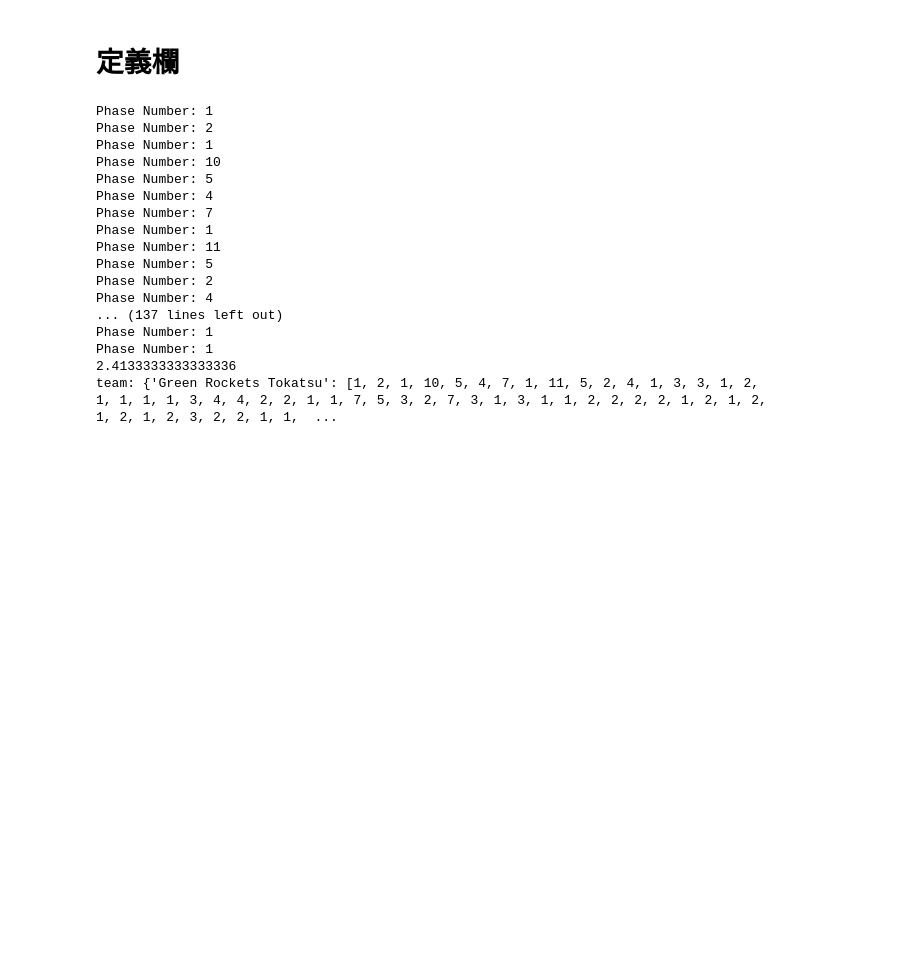
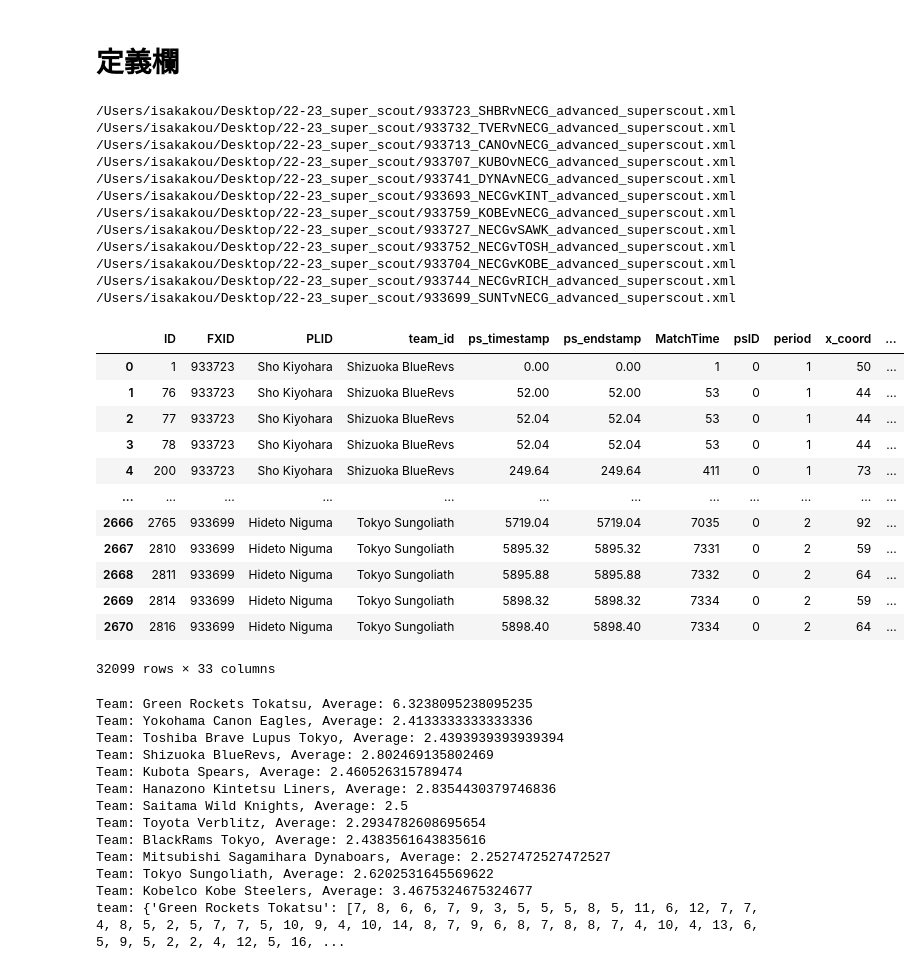
Before and after one commit to Kou-ISK/RugbyHub_Reader, a Jupyter notebook: for_advanced_superscout.ipynb, the cells around one changed output. Drawn from its saved outputs; the diff is of its cells as text; code cells hidden in the pictures; blank space fills up the shorter version.

```diff
--- a/for_advanced_superscout.ipynb
+++ b/for_advanced_superscout.ipynb
@@ -529,13 +543,17 @@ def plot_boundary(model, X, Y, target, xlabel,ylabel):
 FILEPATH = '/Users/isakakou/Desktop/22-23_super_scout/933713_CANOvNECG_advanced_superscout.xml'
 TEAMNAME = 'Green Rockets Tokatsu'
 # パスで指定したファイルの一覧をリスト形式で取得.
-directory = glob.glob('/Users/isakakou/Desktop/22-23_super_scout/*CANO*.xml')
+directory = glob.glob('/Users/isakakou/Desktop/22-23_super_scout/*NECG*.xml')
 
-# df = read_all(directory)
+df = read_all(directory)
+display(df)
 # summarize_competition(directory)
-df = read_xml(FILEPATH)
-team_list = ["Green Rockets Tokatsu", "Yokohama Canon Eagles"]
-count_average_phases(df, team_list)
+# df = read_xml(FILEPATH)
+team_list = ["Green Rockets Tokatsu", "Yokohama Canon Eagles","Toshiba Brave Lupus Tokyo","Shizuoka BlueRevs","Kubota Spears",
+            "Hanazono Kintetsu Liners", "Saitama Wild Knights","Toyota Verblitz","BlackRams Tokyo","Mitsubishi Sagamihara Dynaboars",
+            "Tokyo Sungoliath","Kobelco Kobe Steelers"]
+# count_average_phases(df, team_list)
+average_phase_kick_corr(df, team_list)
 # sns.lineplot(x="sequence_id", y="score_advantage", data=df)
 # pd_df = pd.get_dummies(df[['PLID','team_id','MatchTime','psID','period',
 #                'x_coord','y_coord','x_coord_end','y_coord_end','action','ActionType','Actionresult',
@@ -545,47 +563,68 @@ count_average_phases(df, team_list)
 # calculate_gainline_crossed_rate(df, TEAMNAME)
 # kick(df,TEAMNAME)
 # Kubota Spears
 # Green Rockets Tokatsu
 # ruck_speed(df, TEAMNAME)
 # carry_meter(df, TEAMNAME)
 # lineout(df,TEAMNAME)
 # twenty_two_entry(df,TEAMNAME)
 # possession_detail(df, TEAMNAME)
 # pass_table(df, TEAMNAME)
 # tackle_player_table(df, TEAMNAME)
 # tackle_player_table(df, TEAMNAME)
 # defensive_penalty(df, TEAMNAME)
 # attack_OOA(df,TEAMNAME)
 # get_opponent(df, TEAMNAME)
 # try_detail(df, get_opponent(df, TEAMNAME))
 # plot_rucks_per_possession(df,TEAMNAME)
 # tackle_detail(df, TEAMNAME)
 # turnover(df,TEAMNAME)
 # kicks_from_all_game(directory, TEAMNAME)
 
 # --------------------------------------------------------------------------
 #読み込むファイルのリストを走査
 # for file in directory:
 #     print(file)
 #     data = read_xml(file)
 #     ruck_speed(data, TEAMNAME)
 #     OPPONENT = get_opponent(data,TEAMNAME)
 #     plot_rucks_per_possession(data,OPPONENT)
 # %% [output]
-Phase Number: 1
-Phase Number: 2
-Phase Number: 1
-Phase Number: 10
-Phase Number: 5
-Phase Number: 4
-Phase Number: 7
-Phase Number: 1
-Phase Number: 11
-Phase Number: 5
-Phase Number: 2
-Phase Number: 4
-... (137 lines left out)
-Phase Number: 1
-Phase Number: 1
-2.4133333333333336
-team: {'Green Rockets Tokatsu': [1, 2, 1, 10, 5, 4, 7, 1, 11, 5, 2, 4, 1, 3, 3, 1, 2, 1, 1, 1, 1, 3, 4, 4, 2, 2, 1, 1, 7, 5, 3, 2, 7, 3, 1, 3, 1, 1, 2, 2, 2, 2, 1, 2, 1, 2, 1, 2, 1, 2, 3, 2, 2, 1, 1,  ...
+/Users/isakakou/Desktop/22-23_super_scout/933723_SHBRvNECG_advanced_superscout.xml
+/Users/isakakou/Desktop/22-23_super_scout/933732_TVERvNECG_advanced_superscout.xml
+/Users/isakakou/Desktop/22-23_super_scout/933713_CANOvNECG_advanced_superscout.xml
+/Users/isakakou/Desktop/22-23_super_scout/933707_KUBOvNECG_advanced_superscout.xml
+/Users/isakakou/Desktop/22-23_super_scout/933741_DYNAvNECG_advanced_superscout.xml
+/Users/isakakou/Desktop/22-23_super_scout/933693_NECGvKINT_advanced_superscout.xml
+/Users/isakakou/Desktop/22-23_super_scout/933759_KOBEvNECG_advanced_superscout.xml
+/Users/isakakou/Desktop/22-23_super_scout/933727_NECGvSAWK_advanced_superscout.xml
+/Users/isakakou/Desktop/22-23_super_scout/933752_NECGvTOSH_advanced_superscout.xml
+/Users/isakakou/Desktop/22-23_super_scout/933704_NECGvKOBE_advanced_superscout.xml
+/Users/isakakou/Desktop/22-23_super_scout/933744_NECGvRICH_advanced_superscout.xml
+/Users/isakakou/Desktop/22-23_super_scout/933699_SUNTvNECG_advanced_superscout.xml
+|  | ID | FXID | PLID | team_id | ps_timestamp | ps_endstamp | MatchTime | psID | period | x_coord | ... |
+| 0 | 1 | 933723 | Sho Kiyohara | Shizuoka BlueRevs | 0.00 | 0.00 | 1 | 0 | 1 | 50 | ... |
+| 1 | 76 | 933723 | Sho Kiyohara | Shizuoka BlueRevs | 52.00 | 52.00 | 53 | 0 | 1 | 44 | ... |
+| 2 | 77 | 933723 | Sho Kiyohara | Shizuoka BlueRevs | 52.04 | 52.04 | 53 | 0 | 1 | 44 | ... |
+| 3 | 78 | 933723 | Sho Kiyohara | Shizuoka BlueRevs | 52.04 | 52.04 | 53 | 0 | 1 | 44 | ... |
+| 4 | 200 | 933723 | Sho Kiyohara | Shizuoka BlueRevs | 249.64 | 249.64 | 411 | 0 | 1 | 73 | ... |
+| ... | ... | ... | ... | ... | ... | ... | ... | ... | ... | ... | ... |
+| 2666 | 2765 | 933699 | Hideto Niguma | Tokyo Sungoliath | 5719.04 | 5719.04 | 7035 | 0 | 2 | 92 | ... |
+| 2667 | 2810 | 933699 | Hideto Niguma | Tokyo Sungoliath | 5895.32 | 5895.32 | 7331 | 0 | 2 | 59 | ... |
+| 2668 | 2811 | 933699 | Hideto Niguma | Tokyo Sungoliath | 5895.88 | 5895.88 | 7332 | 0 | 2 | 64 | ... |
+| 2669 | 2814 | 933699 | Hideto Niguma | Tokyo Sungoliath | 5898.32 | 5898.32 | 7334 | 0 | 2 | 59 | ... |
+| 2670 | 2816 | 933699 | Hideto Niguma | Tokyo Sungoliath | 5898.40 | 5898.40 | 7334 | 0 | 2 | 64 | ... |
+32099 rows × 33 columns
+Team: Green Rockets Tokatsu, Average: 6.3238095238095235
+Team: Yokohama Canon Eagles, Average: 2.4133333333333336
+Team: Toshiba Brave Lupus Tokyo, Average: 2.4393939393939394
+Team: Shizuoka BlueRevs, Average: 2.802469135802469
+Team: Kubota Spears, Average: 2.460526315789474
+Team: Hanazono Kintetsu Liners, Average: 2.8354430379746836
+Team: Saitama Wild Knights, Average: 2.5
+Team: Toyota Verblitz, Average: 2.2934782608695654
+Team: BlackRams Tokyo, Average: 2.4383561643835616
+Team: Mitsubishi Sagamihara Dynaboars, Average: 2.2527472527472527
+Team: Tokyo Sungoliath, Average: 2.6202531645569622
+Team: Kobelco Kobe Steelers, Average: 3.4675324675324677
+team: {'Green Rockets Tokatsu': [7, 8, 6, 6, 7, 9, 3, 5, 5, 5, 8, 5, 11, 6, 12, 7, 7, 4, 8, 5, 2, 5, 7, 7, 5, 10, 9, 4, 10, 14, 8, 7, 9, 6, 8, 7, 8, 8, 7, 4, 10, 4, 13, 6, 5, 9, 5, 2, 2, 4, 12, 5, 16, ...
```
Also changed, not shown: parts of 2 cells of this notebook.
